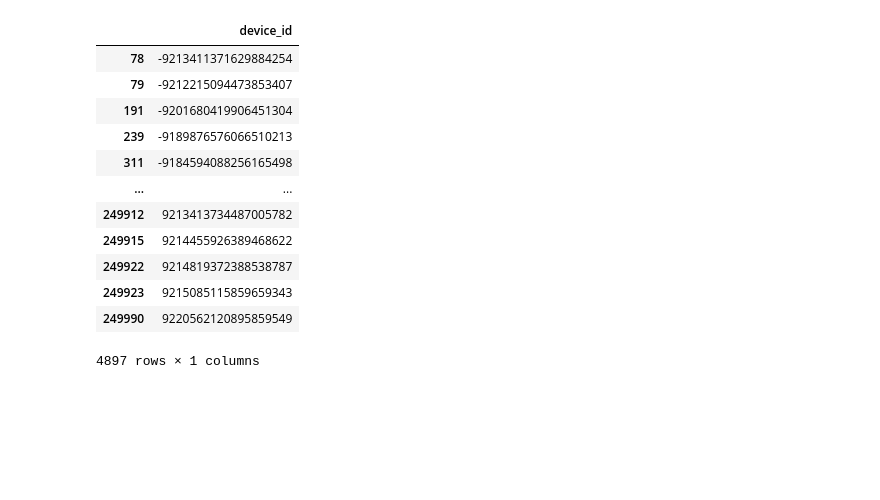
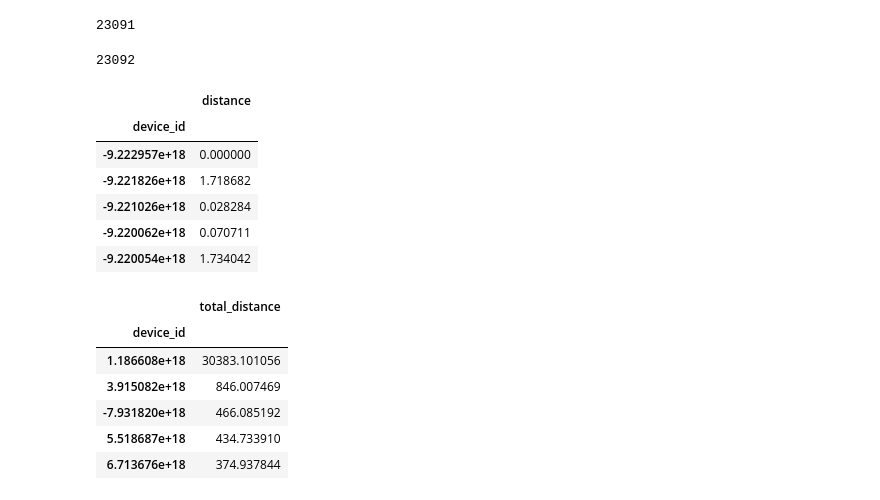
Before and after one commit to hoanganhngo610/COVID19_VN_MOH_MLmodels, a Jupyter notebook: GPS-model-sample/distance.ipynb, the cells around one changed output. Saved outputs shown, nothing was run; the diff lists cells and outputs as text; code cells hidden in the pictures; blank space fills up the shorter version.

```diff
--- a/GPS-model-sample/distance.ipynb
+++ b/GPS-model-sample/distance.ipynb
@@ -78,22 +110,19 @@ df.head()
-# %%
-distance = df.groupby(['device_id']).agg('sum')
-distance
-device_id = pd.DataFrame(data=device_id, columns=['device_id'])
-device_id.drop_duplicates(subset ='device_id',
-                     keep = False, inplace = True)
-device_id.sort_values(by=['device_id'])
-# total = pd.concat([device_id, distance])
-# %% [output]
-|  | device_id |
-| 78 | -9213411371629884254 |
-| 79 | -9212215094473853407 |
-| 191 | -9201680419906451304 |
-| 239 | -9189876576066510213 |
-| 311 | -9184594088256165498 |
-| ... | ... |
-| 249912 | 9213413734487005782 |
-| 249915 | 9214455926389468622 |
-| 249922 | 9214819372388538787 |
-| 249923 | 9215085115859659343 |
-| 249990 | 9220562120895859549 |
-4897 rows × 1 columns
+# %%
+df['device_id'].nunique()
+# %% [output]
+23091
+# %%
+len(data['device_id'].unique())
+# %% [output]
+23092
+# %%
+distance = df.groupby(['device_id']).agg('sum')
+distance.head()
+# %% [output]
+|  | distance |
+| device_id |  |
+| -9.222957e+18 | 0.000000 |
+| -9.221826e+18 | 1.718682 |
+| -9.221026e+18 | 0.028284 |
+| -9.220062e+18 | 0.070711 |
+| -9.220054e+18 | 1.734042 |
@@ -99,0 +131,11 @@ device_id.sort_values(by=['device_id'])
+# %%
+distance = distance.sort_values(by=['total_distance'], ascending = False)
+distance.head()
+# %% [output]
+|  | total_distance |
+| device_id |  |
+| 1.186608e+18 | 30383.101056 |
+| 3.915082e+18 | 846.007469 |
+| -7.931820e+18 | 466.085192 |
+| 5.518687e+18 | 434.733910 |
+| 6.713676e+18 | 374.937844 |
```
Also changed, not shown: parts of 8 cells of this notebook, 1 other file.
